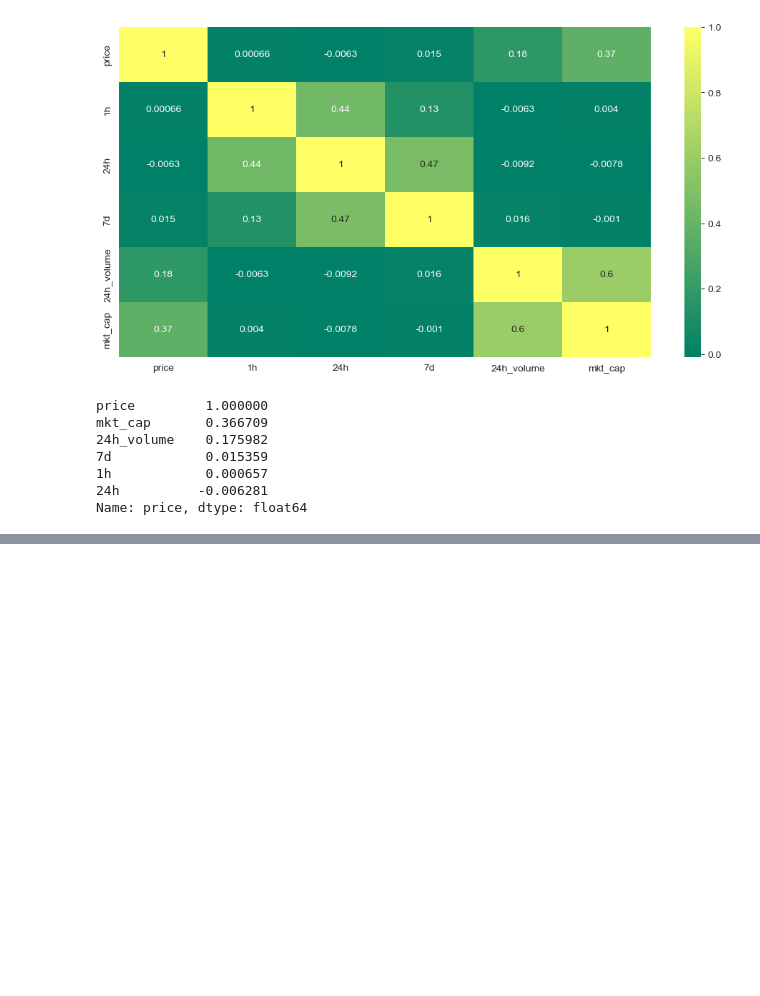
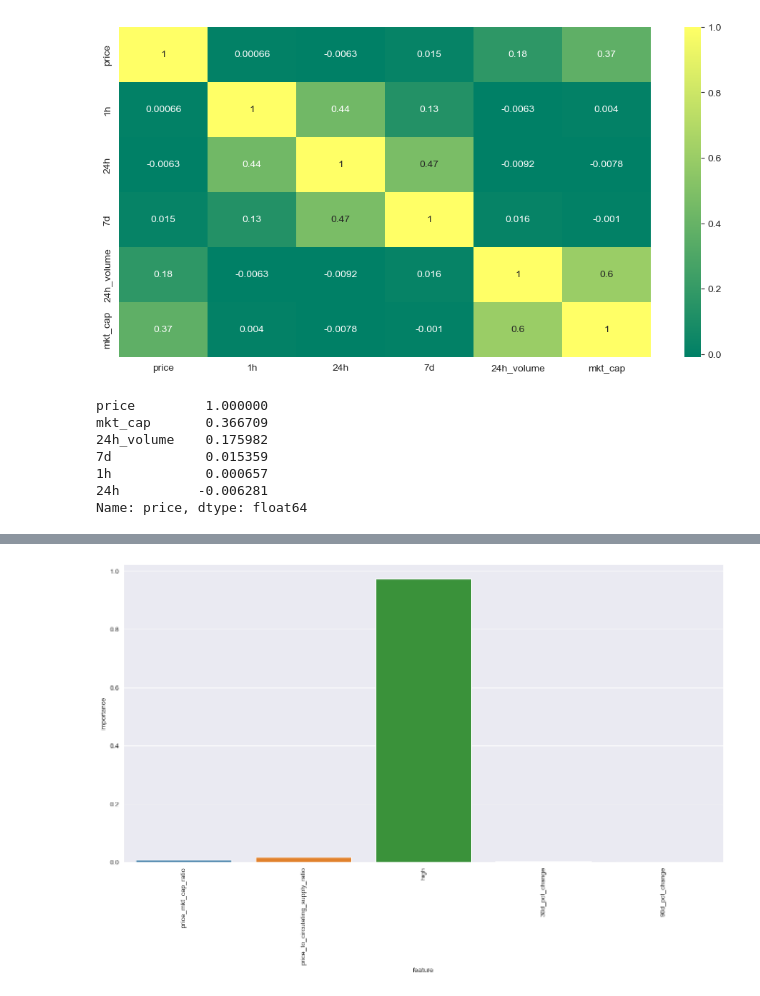
Before and after one commit to ashioyajotham/Quant, a Jupyter notebook: Cryptocurrency Price & Market Data/coin-gecko.ipynb, the cells around one changed output, grey strips where cells are left out. Saved outputs shown, nothing was run; the diff lists cells and outputs as text; code cells hidden in the pictures; blank space fills up the shorter version.

```diff
--- a/Cryptocurrency Price & Market Data/coin-gecko.ipynb
+++ b/Cryptocurrency Price & Market Data/coin-gecko.ipynb
@@ -246,0 +451,4 @@ coin_gecko.head()
+# %%
+# Feature importance
+feature_importance = pd.DataFrame({'feature': X_train.columns, 'importance': rf.feature_importances_})
+feature_importance.sort_values(by='importance', ascending=False)
@@ -246,0 +462,7 @@ coin_gecko.head()
+# %%
+# Plotting feature importance
+plt.figure(figsize=(16, 8))
+sns.barplot(x='feature', y='importance', data=feature_importance)
+plt.xticks(rotation=90);
+# %% [output]
+[figure, added]
```
Also changed, not shown: parts of 16 cells of this notebook.
